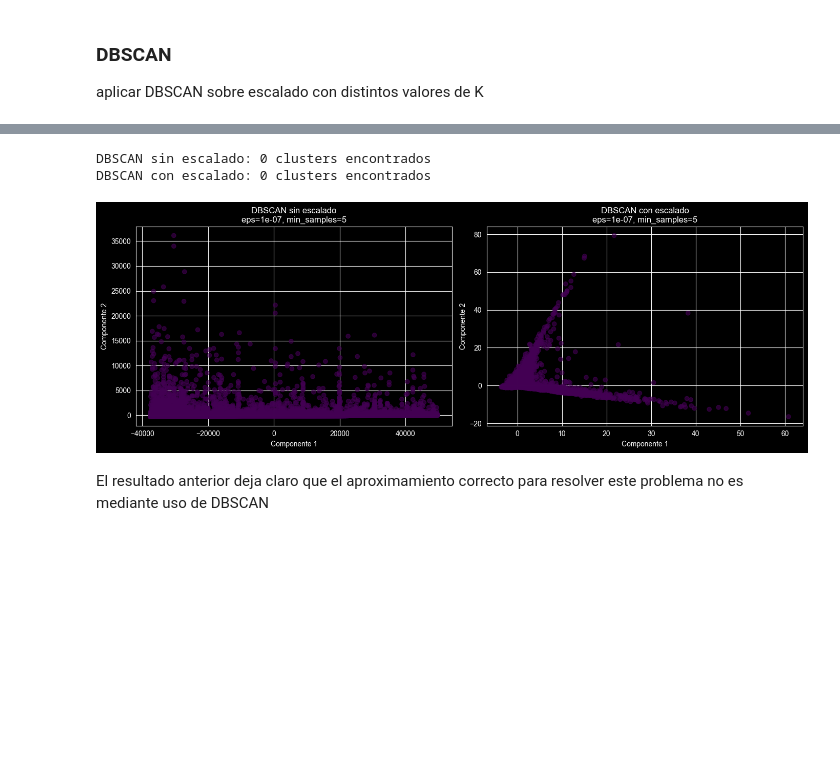
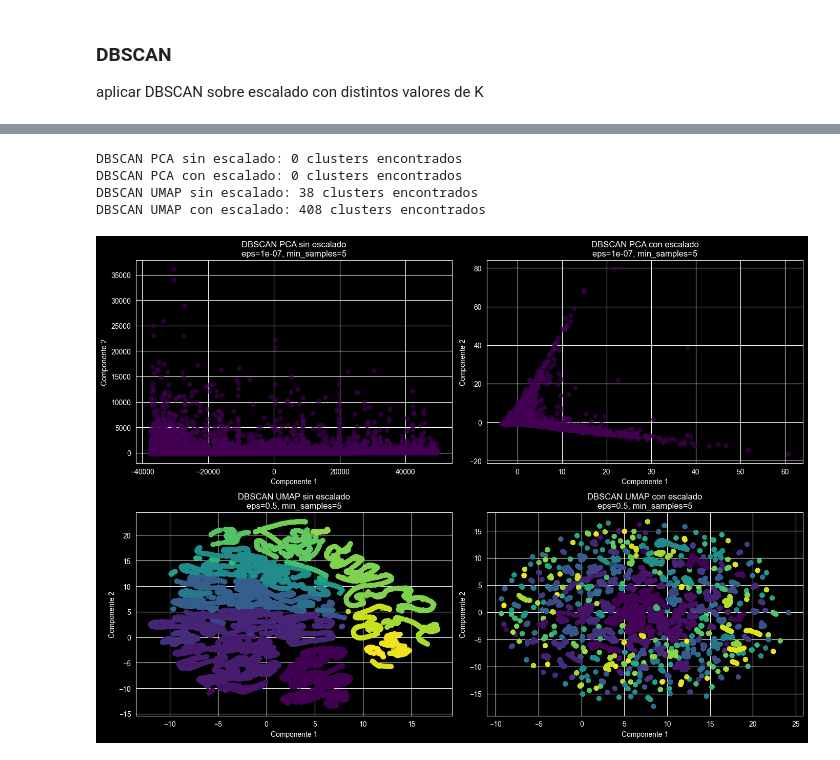
Before and after one commit to SebaSalasLvd/proyecto-mineria, a Jupyter notebook: hito-2/pregunta_4.ipynb, the cells around one changed output, grey strips where cells are left out. Saved outputs shown, nothing was run; the diff lists cells and outputs as text; code cells hidden in the pictures; blank space fills up the shorter version.

```diff
--- a/hito-2/pregunta_4.ipynb
+++ b/hito-2/pregunta_4.ipynb
@@ -225,3 +231,13 @@ X_pca = pca.fit_transform(X)
+# %%
+import umap
+
+# UMAP para datos escalados
+umap_scaled = umap.UMAP(n_components=2, n_neighbors=15, min_dist=0.1, random_state=42)
+X_umap_scaled = umap_scaled.fit_transform(X_scaled)
+
+# UMAP para datos no escalados
+umap_unscaled = umap.UMAP(n_components=2, n_neighbors=15, min_dist=0.1, random_state=42)
+X_umap = umap_unscaled.fit_transform(X)
 # %% [markdown]
 ### K-means
 
@@ -294,28 +328,31 @@ plt.show()
 # %%
-def plot_dbscan(X_pca_data, title, ax, eps, min_samples=5):
+from sklearn.cluster import DBSCAN
+
+def plot_dbscan(X_data, title, ax, eps, min_samples=5):
     dbscan = DBSCAN(eps=eps, min_samples=min_samples)
-    labels = dbscan.fit_predict(X_pca_data)
+    labels = dbscan.fit_predict(X_data)
 
-    # Calcular número de clusters
     n_clusters = len(set(labels)) - (1 if -1 in labels else 0)
     print(f"{title}: {n_clusters} clusters encontrados")
 
-    scatter = ax.scatter(X_pca_data[:, 0], X_pca_data[:, 1], c=labels, cmap='viridis', alpha=0.6)
+    scatter = ax.scatter(X_data[:, 0], X_data[:, 1], c=labels, cmap='viridis', alpha=0.6)
     ax.set_title(f"{title}\neps={eps}, min_samples={min_samples}")
     ax.set_xlabel('Componente 1')
     ax.set_ylabel('Componente 2')
+    ax.grid(True)
 
-eps_unscaled = 0.0000001
-eps_scaled = 0.0000001
+fig, axes = plt.subplots(2, 2, figsize=(14, 10))
 
-fig, axes = plt.subplots(1, 2, figsize=(14, 5))
-plot_dbscan(X_pca, 'DBSCAN sin escalado', axes[0], eps=eps_unscaled)
-plot_dbscan(X_pca_scaled, 'DBSCAN con escalado', axes[1], eps=eps_scaled)
+plot_dbscan(X_pca, 'DBSCAN PCA sin escalado', axes[0, 0], eps=0.0000001)
+plot_dbscan(X_pca_scaled, 'DBSCAN PCA con escalado', axes[0, 1], eps=0.0000001)
+plot_dbscan(X_umap, 'DBSCAN UMAP sin escalado', axes[1, 0], eps=0.5)
+plot_dbscan(X_umap_scaled, 'DBSCAN UMAP con escalado', axes[1, 1], eps=0.5)
+
 plt.tight_layout()
 plt.show()
 # %% [output]
-DBSCAN sin escalado: 0 clusters encontrados
-DBSCAN con escalado: 0 clusters encontrados
+DBSCAN PCA sin escalado: 0 clusters encontrados
+DBSCAN PCA con escalado: 0 clusters encontrados
+DBSCAN UMAP sin escalado: 38 clusters encontrados
+DBSCAN UMAP con escalado: 408 clusters encontrados
-[figure, old version]
+[figure, new version]
-# %% [markdown]
-El resultado anterior deja claro que el aproximamiento correcto para resolver este problema no es mediante uso de DBSCAN
```
Also changed, not shown: parts of 7 cells of this notebook.
